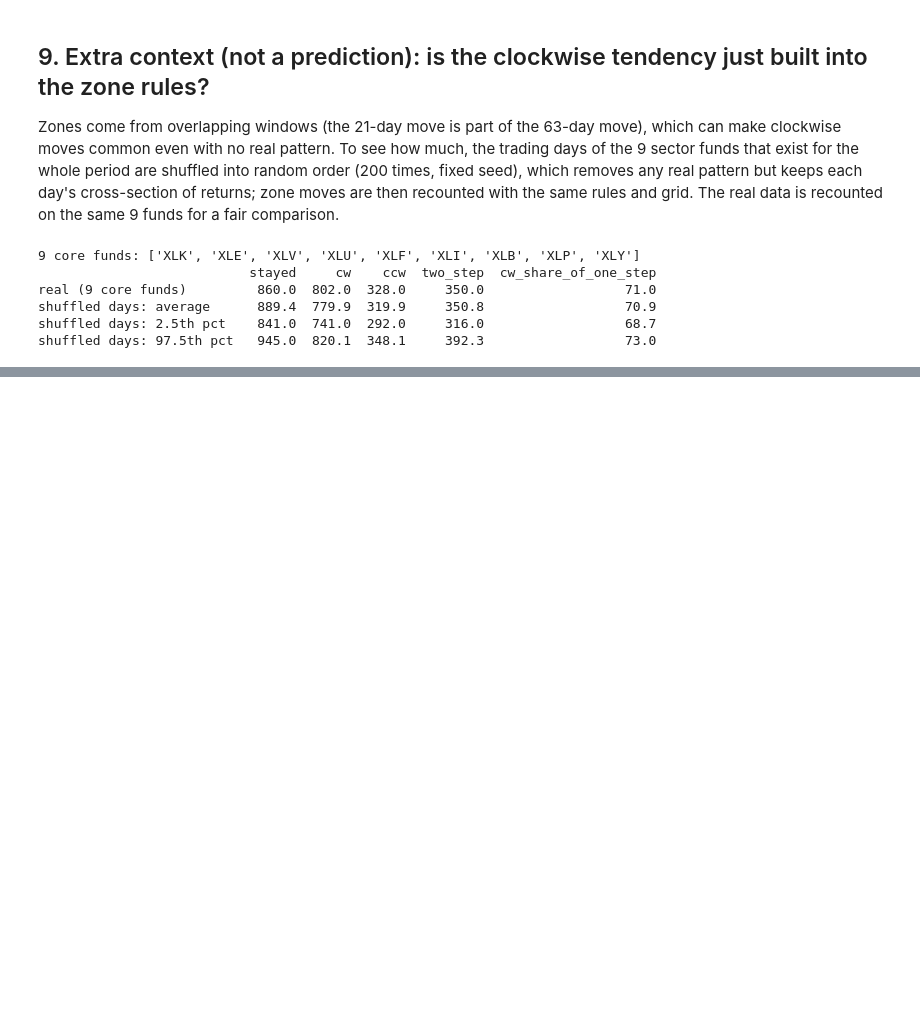
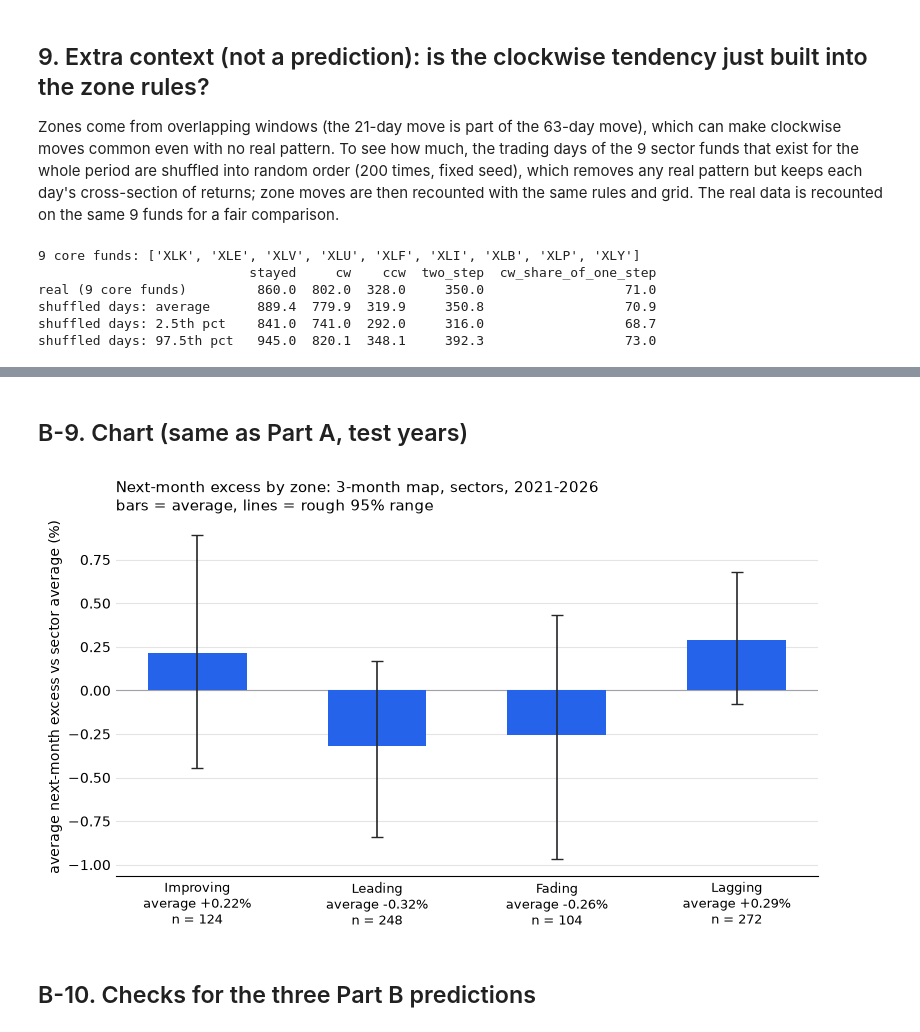
Before and after one commit to LamBuild33/market-rotation-research, a Jupyter notebook: notebooks/04_rotation_zones.ipynb, the cells around one changed output, grey strips where cells are left out. Saved outputs shown, nothing was run; the diff lists cells and outputs as text; code cells hidden in the pictures; blank space fills up the shorter version.

Commit message:
Notebook 04 Part B: rotation map zones (test years, checked once)
Co-Authored-By: Claude Sonnet 5.5 <noreply@anthropic.com>

```diff
--- a/notebooks/04_rotation_zones.ipynb
+++ b/notebooks/04_rotation_zones.ipynb
@@ -306,0 +453,4 @@ shuffled days: 97.5th pct   945.0  820.1  348.1     392.3                  73.0
+# %%
+t1B = zone_table(mainT)
+t1B.round(3).to_csv(R / "04b_zones_3m_sectors.csv", index=False)
+t1B.round(3)
@@ -306,0 +576,25 @@ shuffled days: 97.5th pct   945.0  820.1  348.1     392.3                  73.0
+# %%
+rows = []
+for z_ in ZONES + ["All labeled"]:
+    a = t1.set_index("zone").loc[z_]; b = t1B.set_index("zone").loc[z_]
+    rows.append({"item": f"3-month map, sectors: {z_}", "build_n": a["count"], "build_avg_pct": a.avg_excess_pct, "build_median_pct": a.median_pct,
+                 "build_range95": (f"{a.range95_low_pct:+.2f} to {a.range95_high_pct:+.2f}" if pd.notna(a.range95_low_pct) else ""),
+                 "test_n": b["count"], "test_avg_pct": b.avg_excess_pct, "test_median_pct": b.median_pct,
+                 "test_range95": (f"{b.range95_low_pct:+.2f} to {b.range95_high_pct:+.2f}" if pd.notna(b.range95_low_pct) else "")})
+cwA = summ_tab.loc["clockwise (one step)", "count"] / (summ_tab.loc["clockwise (one step)", "count"] + summ_tab.loc["counter-clockwise (one step)", "count"]) * 100
+cwB = cw_obs / (cw_obs + ccw_obs) * 100
+rows.append({"item": "clockwise share of one-step moves, real (all sector funds labeled)", "build_avg_pct": cwA, "test_avg_pct": cwB})
+rows.append({"item": "clockwise share, real on funds in the shuffle comparison", "build_avg_pct": (real["cw"] / (real["cw"] + real["ccw"]) * 100), "test_avg_pct": realB["cw_share_of_one_step"]})
+rows.append({"item": "clockwise share, shuffled-days baseline (average)", "build_avg_pct": null["cw_share_of_one_step"].mean(), "test_avg_pct": nullB["cw_share_of_one_step"].mean()})
+rows.append({"item": "real minus shuffled baseline (points)", "build_avg_pct": (real["cw"] / (real["cw"] + real["ccw"]) * 100) - null["cw_share_of_one_step"].mean(),
+             "test_avg_pct": realB["cw_share_of_one_step"] - nullB["cw_share_of_one_step"].mean()})
+fvoA = fading_vs_overall(obs[(obs.window_map == "3-month") & (obs.group == "industry")])
+for lab, key in (("industries 3-month: Fading average", "fading_avg_pct"), ("industries 3-month: overall average", "overall_avg_pct"),
+                 ("industries 3-month: Fading minus overall", "fading_minus_overall_pct")):
+    rows.append({"item": lab, "build_avg_pct": fvoA[key], "test_avg_pct": fvoB[key]})
+rows.append({"item": "industries 3-month: Fading minus overall, rough 95% range", "build_range95": f"{fvoA['range95_low_pct']:+.2f} to {fvoA['range95_high_pct']:+.2f}",
+             "test_range95": f"{fvoB['range95_low_pct']:+.2f} to {fvoB['range95_high_pct']:+.2f}"})
+rows.append({"item": "industries 3-month: Fading n", "build_n": fvoA["n_fading"], "test_n": fvoB["n_fading"]})
+btab = pd.DataFrame(rows)
+btab.round(3).to_csv(R / "04b_build_vs_test.csv", index=False)
+btab.round(3)
@@ -306,0 +617,22 @@ shuffled days: 97.5th pct   945.0  820.1  348.1     392.3                  73.0
+# %% [markdown]
+## B-9. Chart (same as Part A, test years)
+# %%
+z = t1B[t1B.zone.isin(ZONES)].set_index("zone").reindex(ZONES)
+fig, ax = plt.subplots(figsize=(8, 4.8))
+x = np.arange(len(ZONES))
+yerr = np.vstack([z.avg_excess_pct - z.range95_low_pct, z.range95_high_pct - z.avg_excess_pct])
+ax.bar(x, z.avg_excess_pct, width=0.55, color="#2563eb", zorder=2)
+ax.errorbar(x, z.avg_excess_pct, yerr=yerr, fmt="none", ecolor="#27272a", elinewidth=1.2, capsize=4, zorder=3)
+ax.axhline(0, color="#a1a1aa", lw=0.8, zorder=1)
+ax.set_xticks(x); ax.set_xticklabels([f"{zn}\naverage {a:+.2f}%\nn = {int(c):,}" for zn, a, c in zip(ZONES, z.avg_excess_pct, z["count"])], fontsize=9.5)
+ax.set_ylabel("average next-month excess vs sector average (%)")
+ax.grid(axis="y", color="#e4e4e7", lw=0.8); ax.set_axisbelow(True)
+for sp in ("top", "right", "left"): ax.spines[sp].set_visible(False)
+ax.tick_params(length=0)
+spanB = f"{mainT.date.min().year}-{dB.date.max().year}"
+ax.set_title(f"Next-month excess by zone: 3-month map, sectors, {spanB}\nbars = average, lines = rough 95% range", loc="left", fontsize=11)
+fig.tight_layout(); fig.savefig(R / "04b_avg_excess_by_zone.png", dpi=150); plt.show()
+# %% [output]
+[figure, added]
+# %% [markdown]
+## B-10. Checks for the three Part B predictions
```
Also changed, not shown: parts of 19 cells of this notebook, 13 other files.
